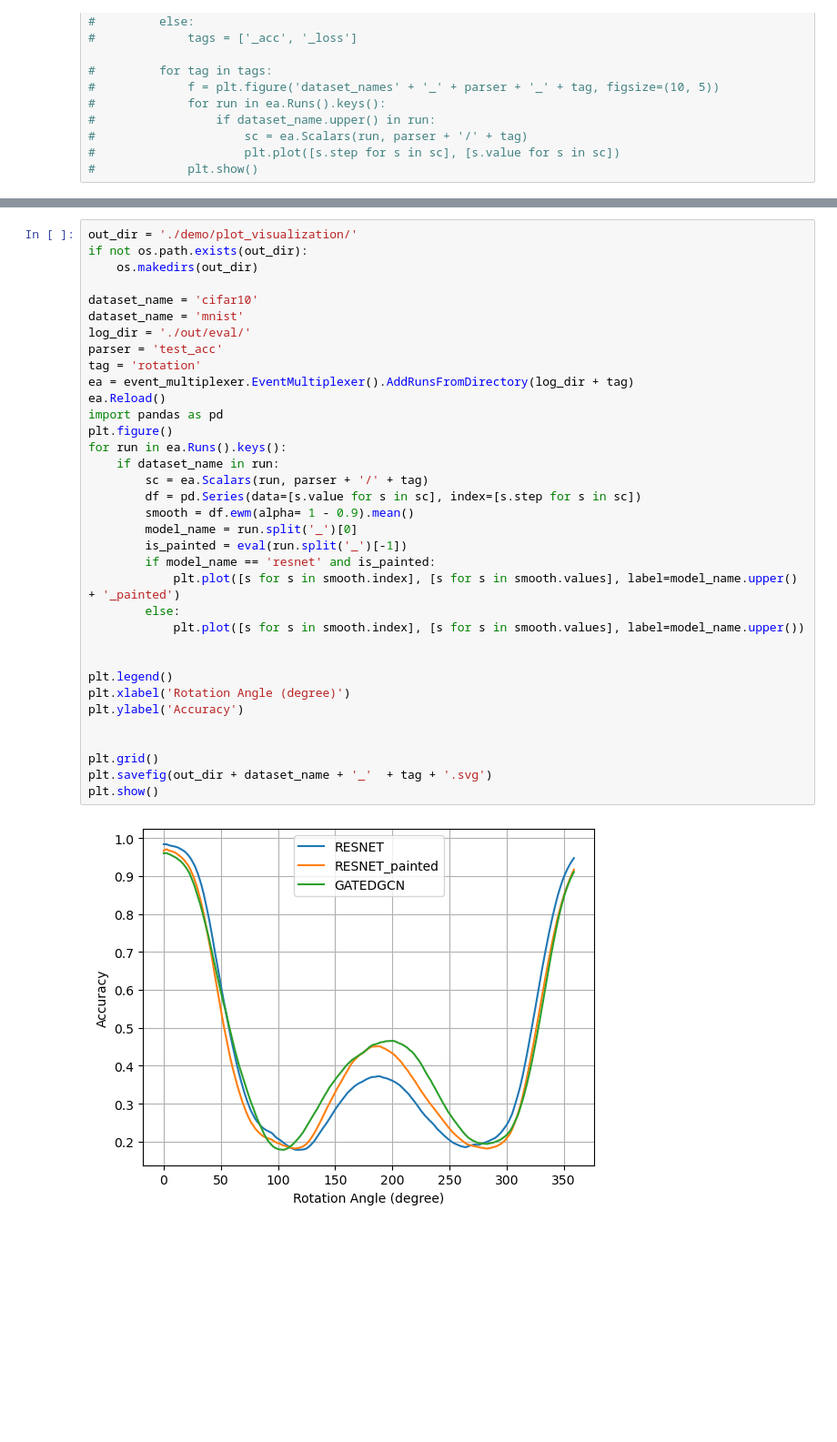
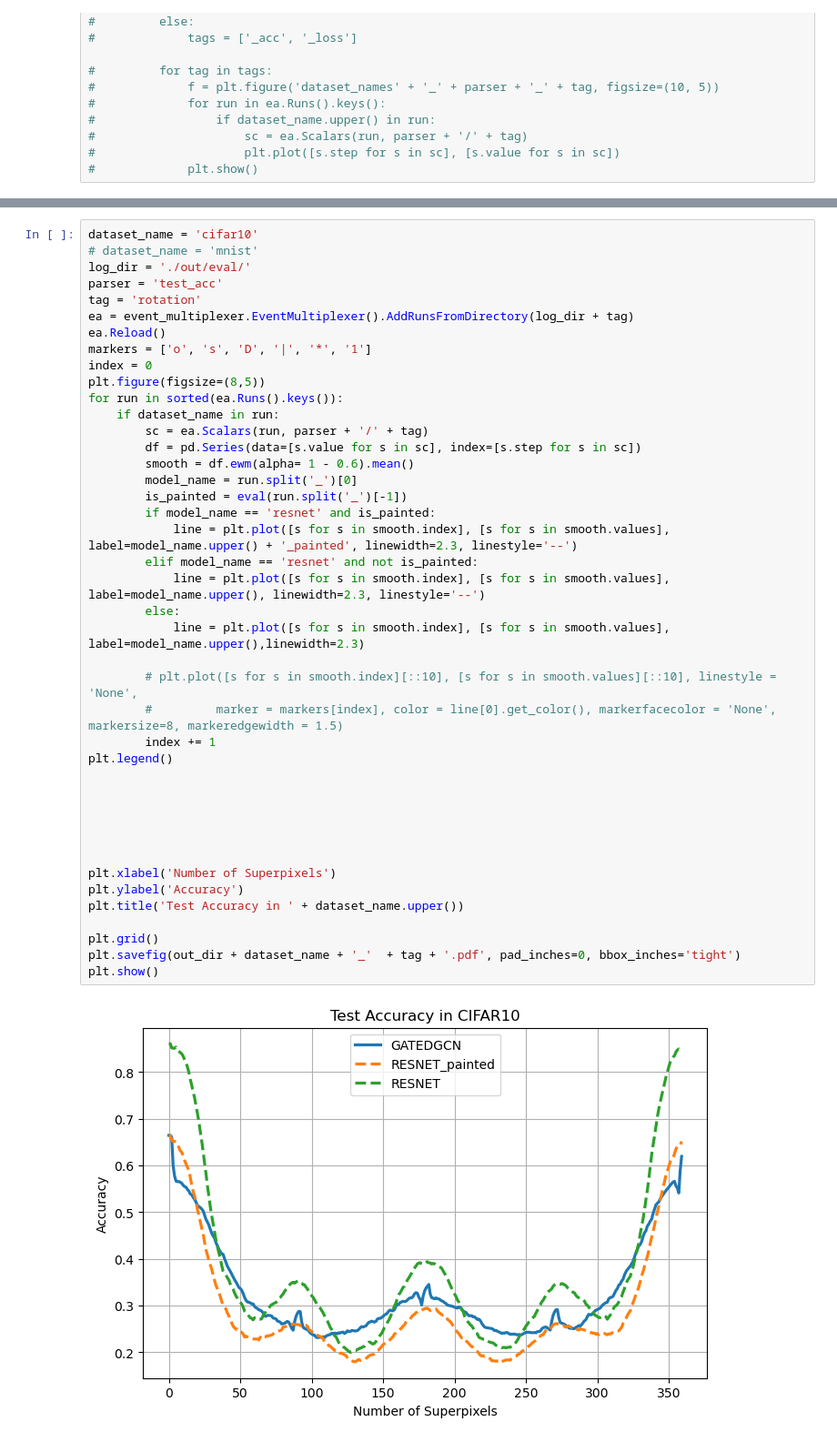
Before and after one commit to chunbaobao/GeNet, a Jupyter notebook: visualization/plot_visualization.ipynb, the cells around one changed output, grey strips where cells are left out. Shown at 91% size. Cells and saved outputs as stored; diff of their text form; blank space fills up the shorter version.

```diff
--- a/visualization/plot_visualization.ipynb
+++ b/visualization/plot_visualization.ipynb
@@ -79,37 +188,44 @@ plt.show()
 # %%
-out_dir = './demo/plot_visualization/'
-if not os.path.exists(out_dir):
-    os.makedirs(out_dir)
-
 dataset_name = 'cifar10'
-dataset_name = 'mnist'
+# dataset_name = 'mnist'
 log_dir = './out/eval/'
 parser = 'test_acc'
 tag = 'rotation'
 ea = event_multiplexer.EventMultiplexer().AddRunsFromDirectory(log_dir + tag)
 ea.Reload()
-import pandas as pd
-plt.figure()
-for run in ea.Runs().keys():
+markers = ['o', 's', 'D', '|', '*', '1']
+index = 0
+plt.figure(figsize=(8,5))
+for run in sorted(ea.Runs().keys()):
     if dataset_name in run:
         sc = ea.Scalars(run, parser + '/' + tag)
         df = pd.Series(data=[s.value for s in sc], index=[s.step for s in sc])
-        smooth = df.ewm(alpha= 1 - 0.9).mean()
+        smooth = df.ewm(alpha= 1 - 0.6).mean()
         model_name = run.split('_')[0]
         is_painted = eval(run.split('_')[-1])
         if model_name == 'resnet' and is_painted:
-            plt.plot([s for s in smooth.index], [s for s in smooth.values], label=model_name.upper() + '_painted')
+            line = plt.plot([s for s in smooth.index], [s for s in smooth.values], label=model_name.upper() + '_painted', linewidth=2.3, linestyle='--')
+        elif model_name == 'resnet' and not is_painted:
+            line = plt.plot([s for s in smooth.index], [s for s in smooth.values], label=model_name.upper(), linewidth=2.3, linestyle='--')
         else:
-            plt.plot([s for s in smooth.index], [s for s in smooth.values], label=model_name.upper())
+            line = plt.plot([s for s in smooth.index], [s for s in smooth.values], label=model_name.upper(),linewidth=2.3)
+
+        # plt.plot([s for s in smooth.index][::10], [s for s in smooth.values][::10], linestyle = 'None',
+        #         marker = markers[index], color = line[0].get_color(), markerfacecolor = 'None', markersize=8, markeredgewidth = 1.5)
+        index += 1
+plt.legend()
 
 
-plt.legend()
-plt.xlabel('Rotation Angle (degree)')
-plt.ylabel('Accuracy')
 
 
+
+
+plt.xlabel('Number of Superpixels')
+plt.ylabel('Accuracy')
+plt.title('Test Accuracy in ' + dataset_name.upper())
+
 plt.grid()
-plt.savefig(out_dir + dataset_name + '_'  + tag + '.svg')
+plt.savefig(out_dir + dataset_name + '_'  + tag + '.pdf', pad_inches=0, bbox_inches='tight')
 plt.show()
 # %% [output]
-[figure, old version]
+[figure, new version]
```
Also changed, not shown: parts of 8 cells of this notebook, 20 other files.
